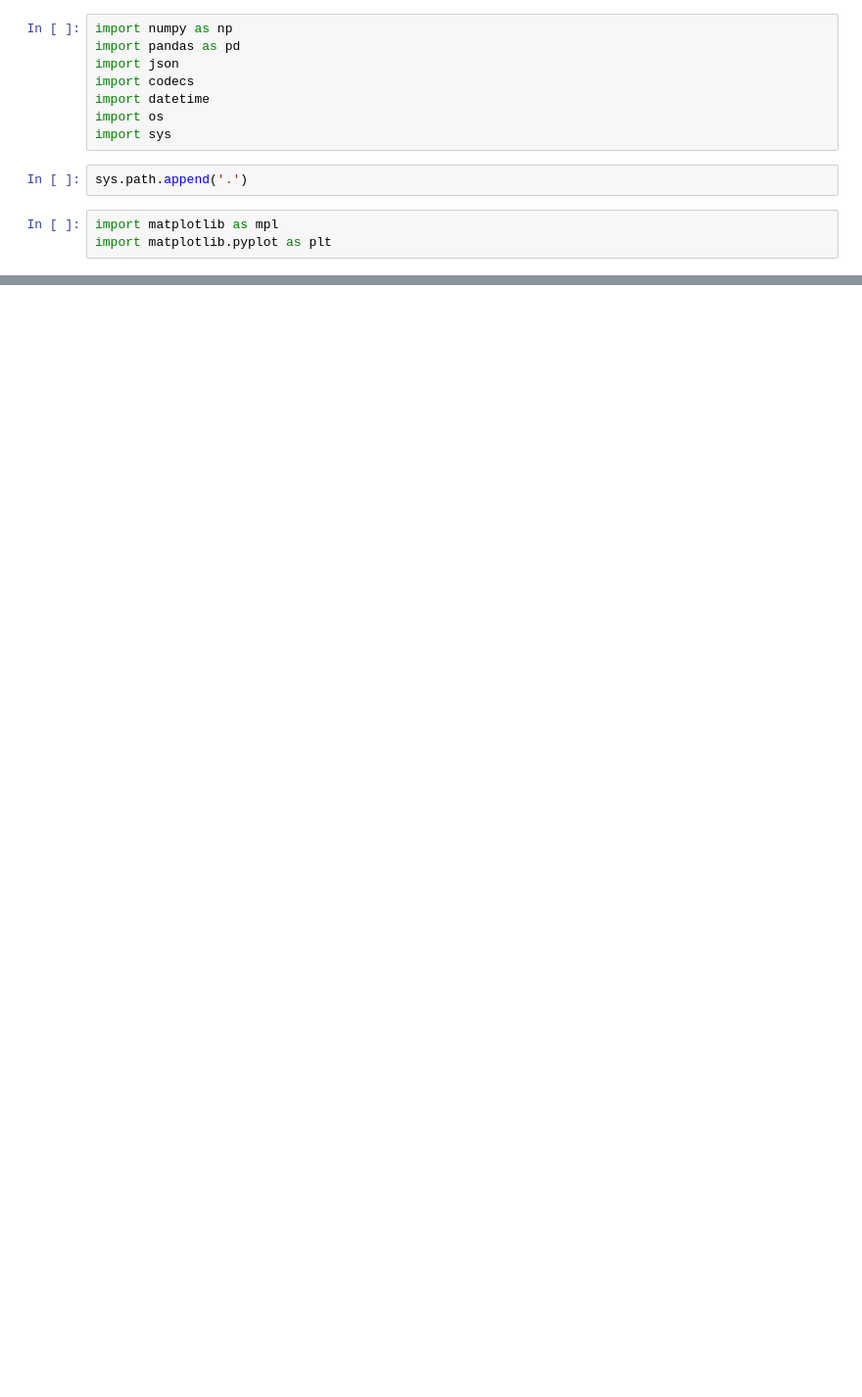
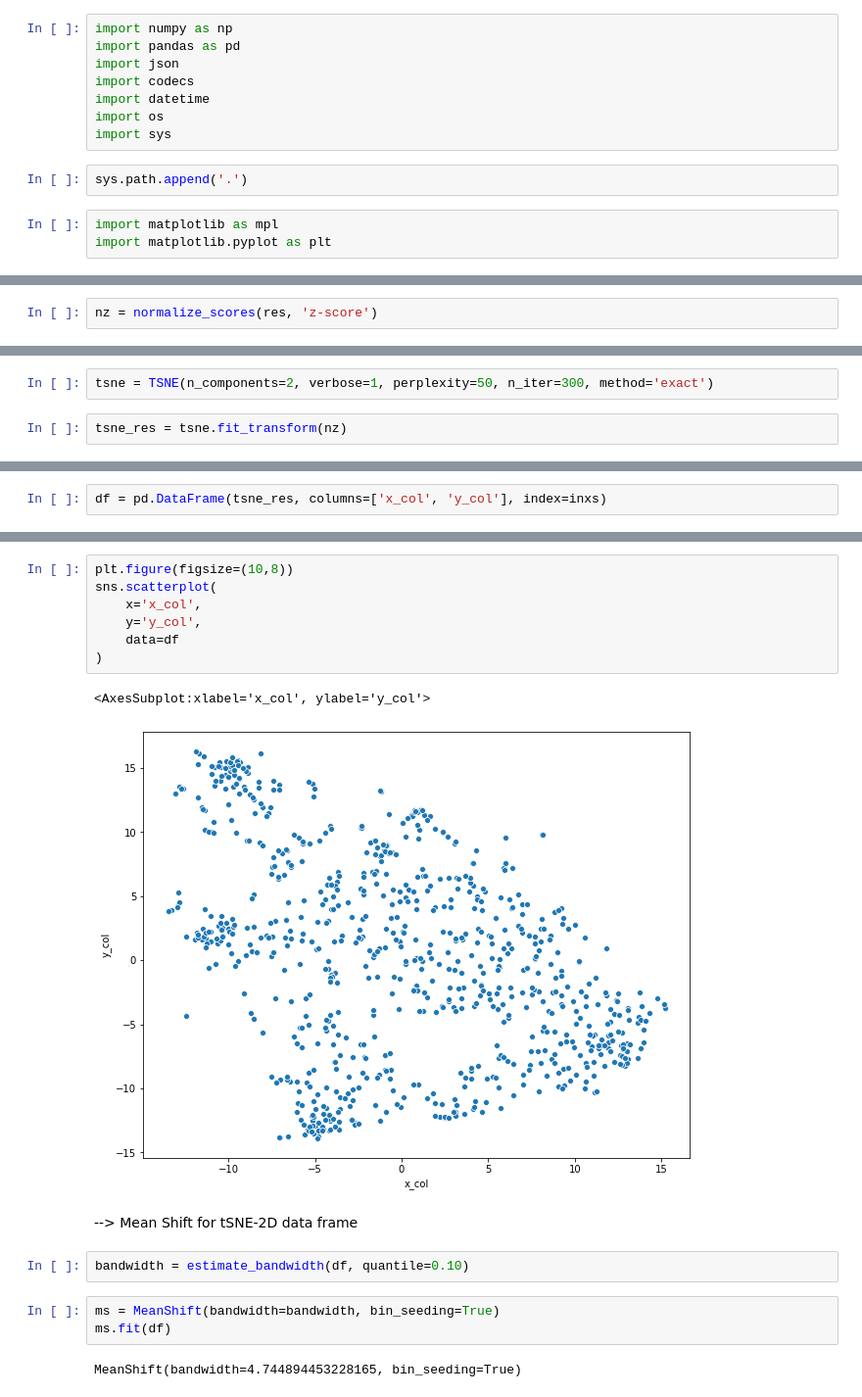
Before and after one commit to oavioz/Louie7Predictors, a Jupyter notebook: metadata_to_vec.ipynb, the cells around one changed output, grey strips where cells are left out. Shown at 98% size. Drawn from its saved outputs; the diff is of its cells as text; blank space fills up the shorter version.

```diff
--- a/metadata_to_vec.ipynb
+++ b/metadata_to_vec.ipynb
@@ -295,0 +162,2 @@ ar(train, test, 2, True)
+# %%
+nz = normalize_scores(res, 'z-score')
@@ -295,0 +174,4 @@ ar(train, test, 2, True)
+# %%
+tsne = TSNE(n_components=2, verbose=1, perplexity=50, n_iter=300, method='exact')
+# %%
+tsne_res = tsne.fit_transform(nz)
@@ -295,0 +184,2 @@ ar(train, test, 2, True)
+# %%
+df = pd.DataFrame(tsne_res, columns=['x_col', 'y_col'], index=inxs)
@@ -295,0 +199,19 @@ ar(train, test, 2, True)
+# %%
+plt.figure(figsize=(10,8))
+sns.scatterplot(
+    x='x_col',
+    y='y_col',
+    data=df
+)
+# %% [output]
+<AxesSubplot:xlabel='x_col', ylabel='y_col'>
+[figure, added]
+# %% [markdown]
+--> Mean Shift for tSNE-2D data frame
+# %%
+bandwidth = estimate_bandwidth(df, quantile=0.10)
+# %%
+ms = MeanShift(bandwidth=bandwidth, bin_seeding=True)
+ms.fit(df)
+# %% [output]
+MeanShift(bandwidth=4.744894453228165, bin_seeding=True)
```
Also changed, not shown: parts of 135 cells of this notebook, 1 other file.
